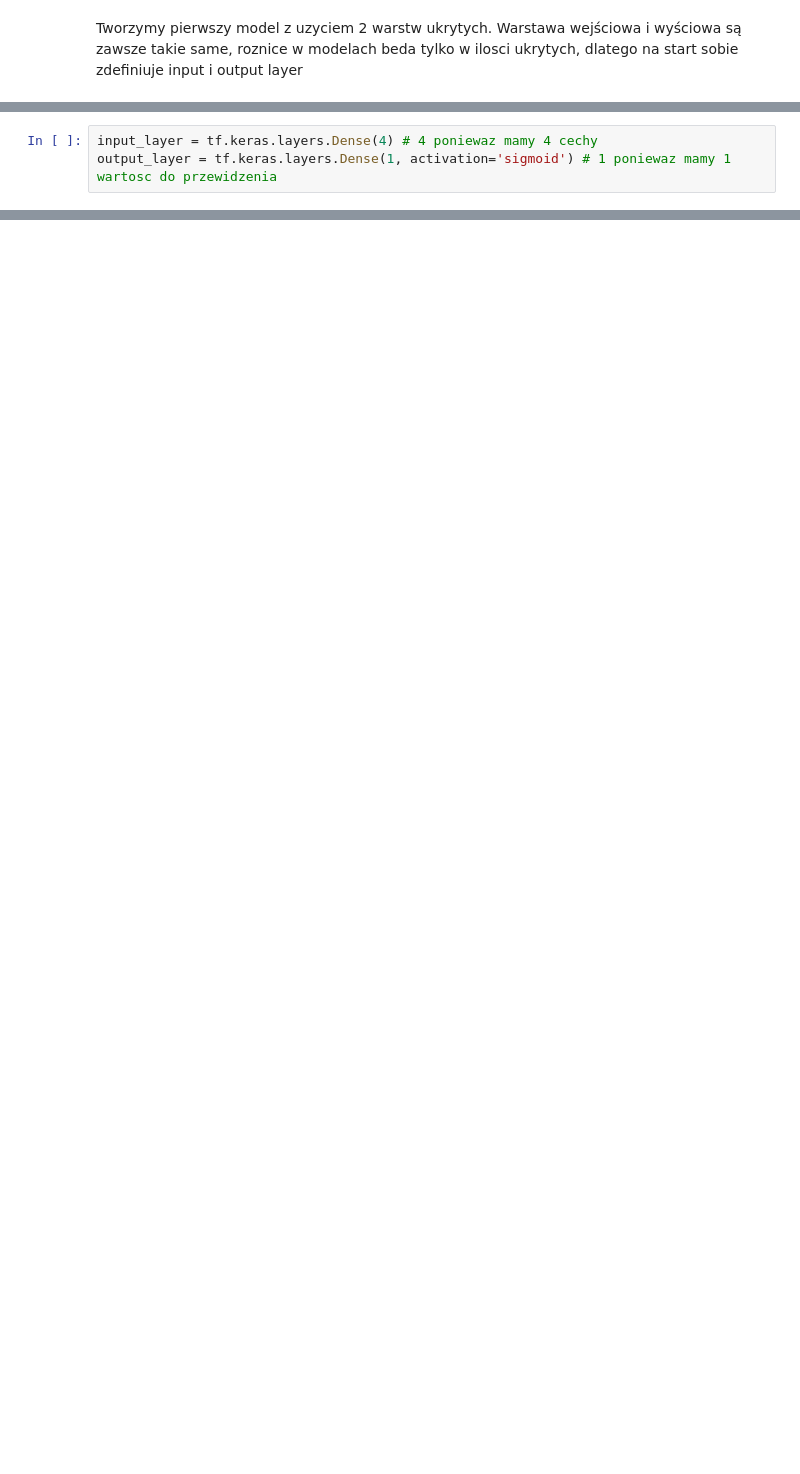
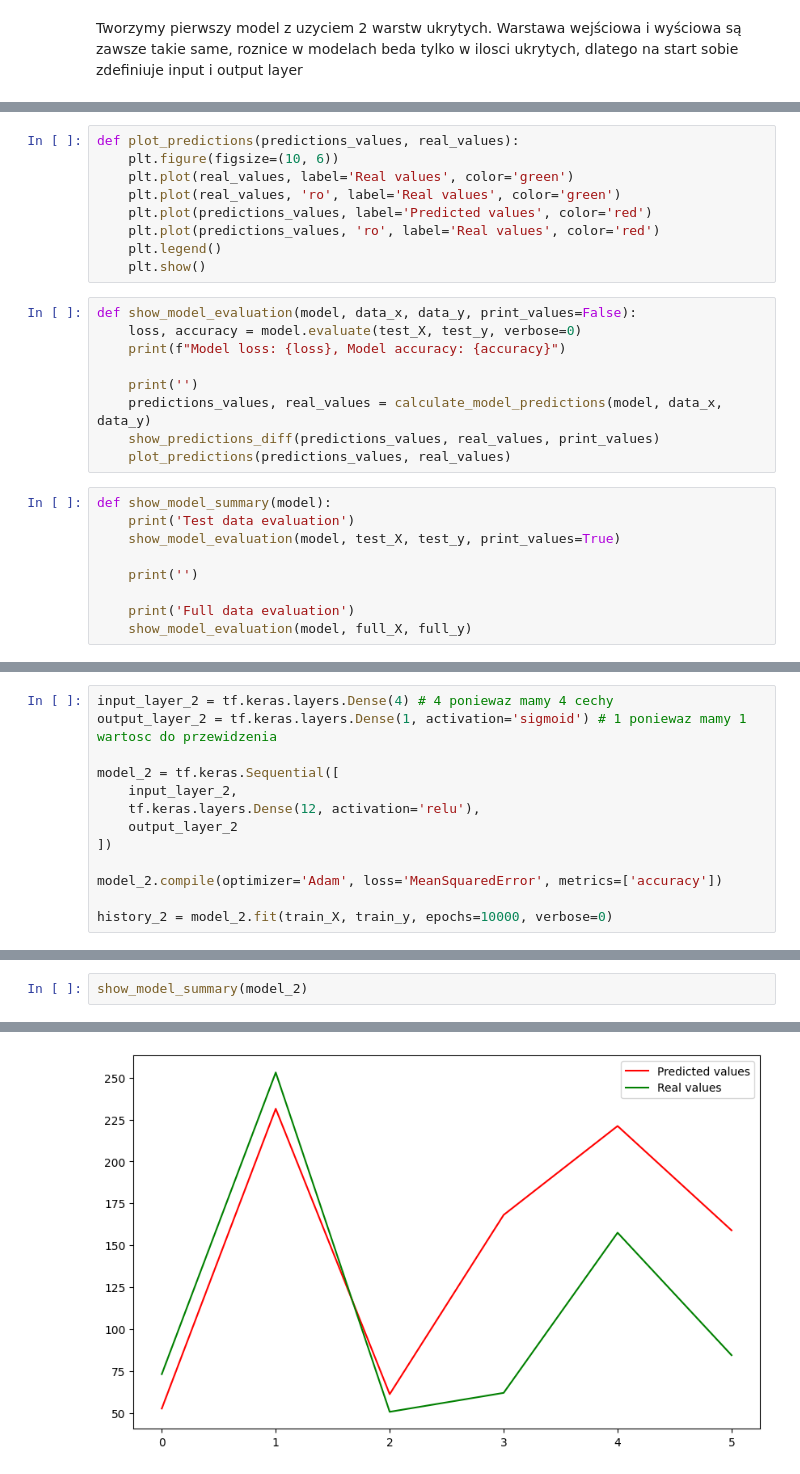
Before and after one commit to a4bee/lab--AI-ML--szkolenie--olson, a Jupyter notebook: TK_ZADANIA/biomass.ipynb, the cells around one changed output, grey strips where cells are left out. Cells and saved outputs as stored; diff of their text form; blank space fills up the shorter version.

Commit message:
Prepare models for biomass predictions

```diff
--- a/TK_ZADANIA/biomass.ipynb
+++ b/TK_ZADANIA/biomass.ipynb
@@ -152,0 +177,27 @@ Tworzymy pierwszy model z uzyciem 2 warstw ukrytych. Warstawa wejściowa i wyśc
+# %%
+def plot_predictions(predictions_values, real_values):
+    plt.figure(figsize=(10, 6))
+    plt.plot(real_values, label='Real values', color='green')
+    plt.plot(real_values, 'ro', label='Real values', color='green')
+    plt.plot(predictions_values, label='Predicted values', color='red')
+    plt.plot(predictions_values, 'ro', label='Real values', color='red')
+    plt.legend()
+    plt.show()
+# %%
+def show_model_evaluation(model, data_x, data_y, print_values=False):
+    loss, accuracy = model.evaluate(test_X, test_y, verbose=0)
+    print(f"Model loss: {loss}, Model accuracy: {accuracy}")
+
+    print('')
+    predictions_values, real_values = calculate_model_predictions(model, data_x, data_y)
+    show_predictions_diff(predictions_values, real_values, print_values)
+    plot_predictions(predictions_values, real_values)
+# %%
+def show_model_summary(model):
+    print('Test data evaluation')
+    show_model_evaluation(model, test_X, test_y, print_values=True)
+
+    print('')
+
+    print('Full data evaluation')
+    show_model_evaluation(model, full_X, full_y)
@@ -153,3 +246,13 @@ Tworzymy pierwszy model z uzyciem 2 warstw ukrytych. Warstawa wejściowa i wyśc
 # %%
-input_layer = tf.keras.layers.Dense(4) # 4 poniewaz mamy 4 cechy
-output_layer = tf.keras.layers.Dense(1, activation='sigmoid') # 1 poniewaz mamy 1 wartosc do przewidzenia
+input_layer_2 = tf.keras.layers.Dense(4) # 4 poniewaz mamy 4 cechy
+output_layer_2 = tf.keras.layers.Dense(1, activation='sigmoid') # 1 poniewaz mamy 1 wartosc do przewidzenia
+
+model_2 = tf.keras.Sequential([
+    input_layer_2,
+    tf.keras.layers.Dense(12, activation='relu'),
+    output_layer_2
+])
+
+model_2.compile(optimizer='Adam', loss='MeanSquaredError', metrics=['accuracy'])
+
+history_2 = model_2.fit(train_X, train_y, epochs=10000, verbose=0)
@@ -220,0 +259,3 @@ plt.show()
+# %%
+show_model_summary(model_2)
+# %% [output]
@@ -220,0 +272 @@ plt.show()
+[figure, added]
```
Also changed, not shown: parts of 25 cells of this notebook, 2 other files.
